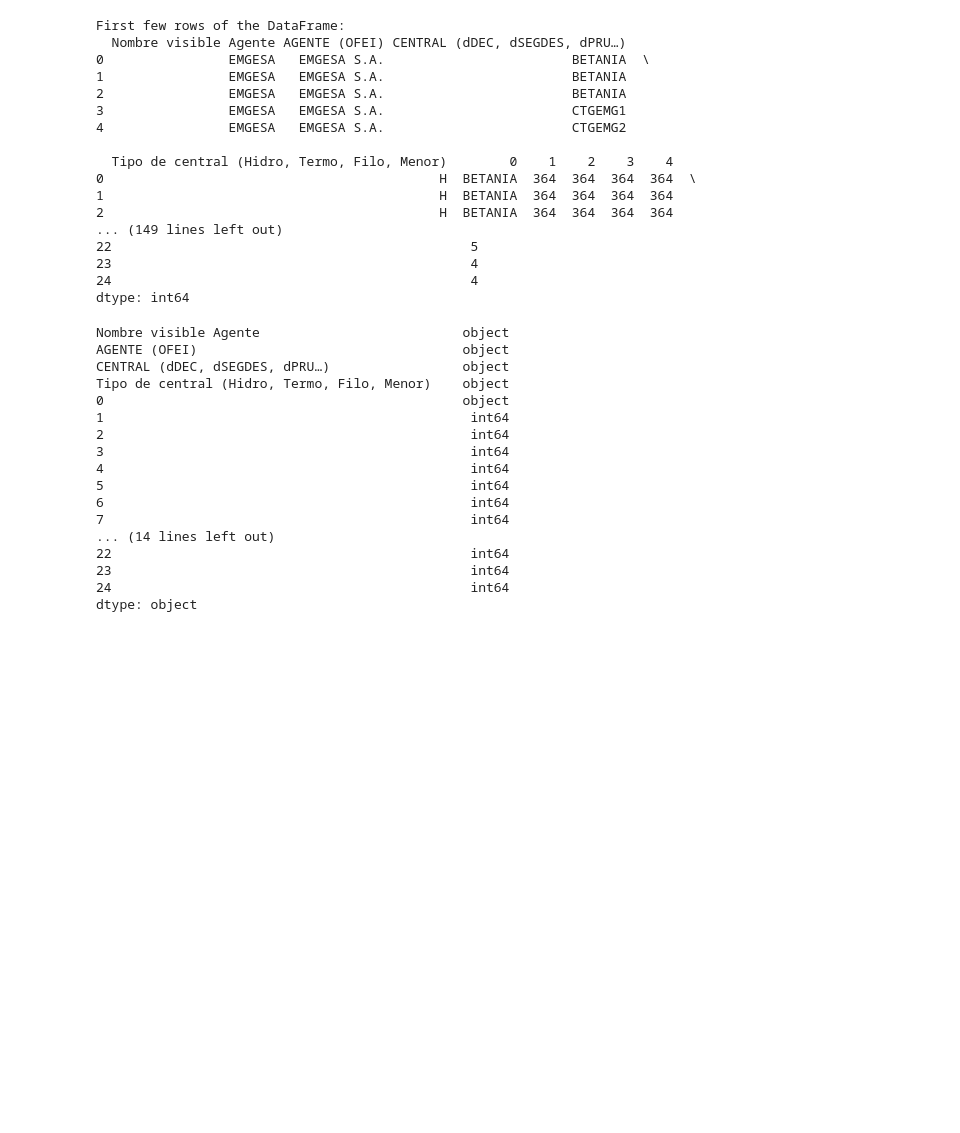
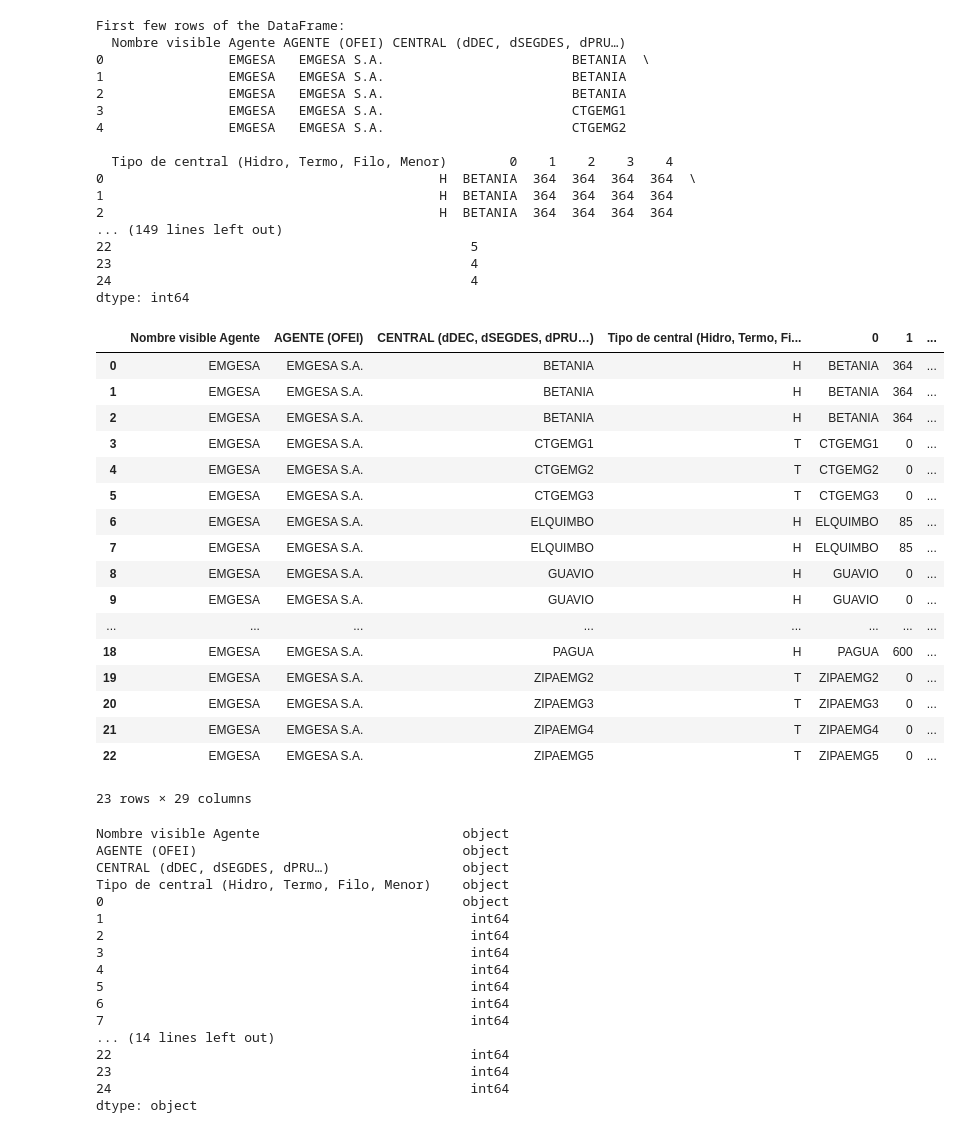
Before and after one commit to CesarArroyo09/Data-Science-Test-Solution, a Jupyter notebook: Solution_Files/DataManipulation.ipynb, the cells around one changed output. Drawn from its saved outputs; the diff is of its cells as text; code cells hidden in the pictures; blank space fills up the shorter version.

```diff
--- a/Solution_Files/DataManipulation.ipynb
+++ b/Solution_Files/DataManipulation.ipynb
@@ -155,6 +155,27 @@ First few rows of the DataFrame:
 23                                              4
 24                                              4
 dtype: int64
+# %%
+display(merged_df)
+# %% [output]
+|  | Nombre visible Agente | AGENTE (OFEI) | CENTRAL (dDEC, dSEGDES, dPRU…) | Tipo de central (Hidro, Termo, Fi... | 0 | 1 | ... |
+| 0 | EMGESA | EMGESA S.A. | BETANIA | H | BETANIA | 364 | ... |
+| 1 | EMGESA | EMGESA S.A. | BETANIA | H | BETANIA | 364 | ... |
+| 2 | EMGESA | EMGESA S.A. | BETANIA | H | BETANIA | 364 | ... |
+| 3 | EMGESA | EMGESA S.A. | CTGEMG1 | T | CTGEMG1 | 0 | ... |
+| 4 | EMGESA | EMGESA S.A. | CTGEMG2 | T | CTGEMG2 | 0 | ... |
+| 5 | EMGESA | EMGESA S.A. | CTGEMG3 | T | CTGEMG3 | 0 | ... |
+| 6 | EMGESA | EMGESA S.A. | ELQUIMBO | H | ELQUIMBO | 85 | ... |
+| 7 | EMGESA | EMGESA S.A. | ELQUIMBO | H | ELQUIMBO | 85 | ... |
+| 8 | EMGESA | EMGESA S.A. | GUAVIO | H | GUAVIO | 0 | ... |
+| 9 | EMGESA | EMGESA S.A. | GUAVIO | H | GUAVIO | 0 | ... |
+| ... | ... | ... | ... | ... | ... | ... | ... |
+| 18 | EMGESA | EMGESA S.A. | PAGUA | H | PAGUA | 600 | ... |
+| 19 | EMGESA | EMGESA S.A. | ZIPAEMG2 | T | ZIPAEMG2 | 0 | ... |
+| 20 | EMGESA | EMGESA S.A. | ZIPAEMG3 | T | ZIPAEMG3 | 0 | ... |
+| 21 | EMGESA | EMGESA S.A. | ZIPAEMG4 | T | ZIPAEMG4 | 0 | ... |
+| 22 | EMGESA | EMGESA S.A. | ZIPAEMG5 | T | ZIPAEMG5 | 0 | ... |
+23 rows × 29 columns
 # %%
 merged_df.dtypes
 # %% [output]
```
Also changed, not shown: parts of 4 cells of this notebook, 2 other files.
